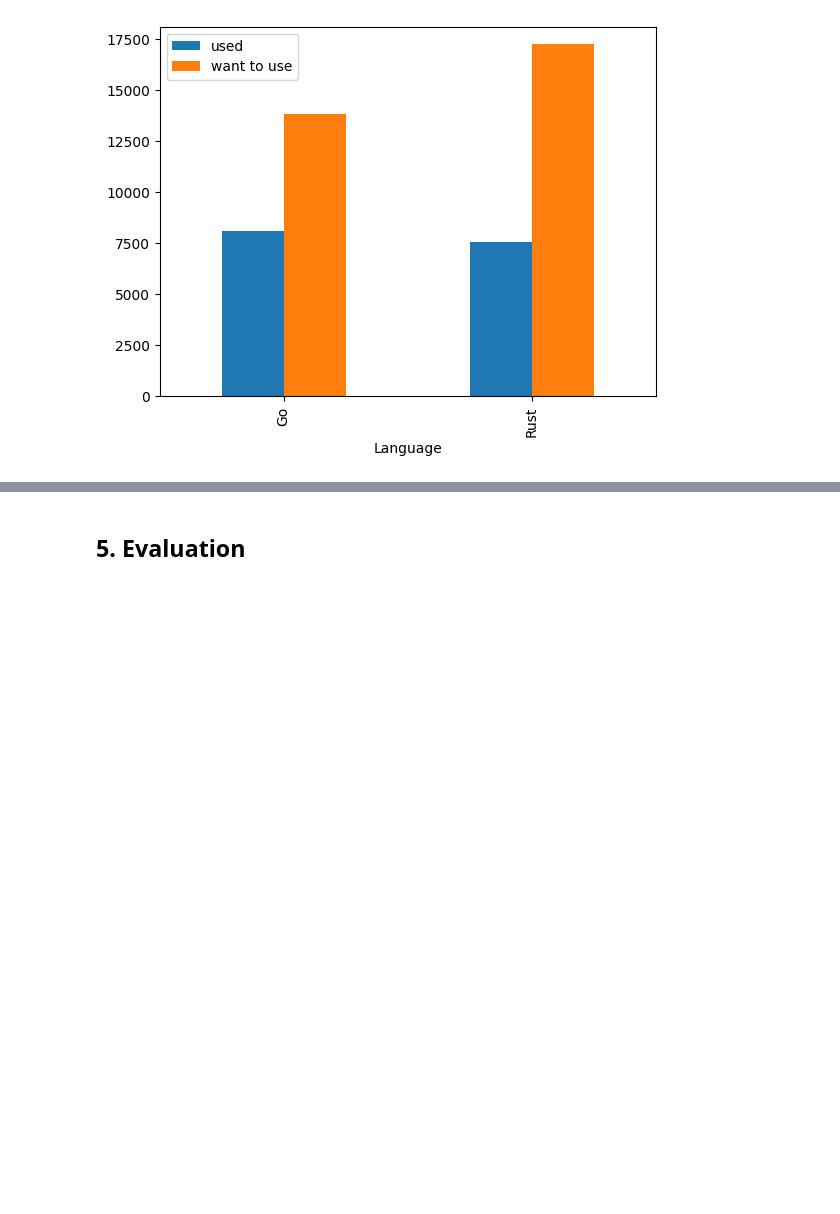
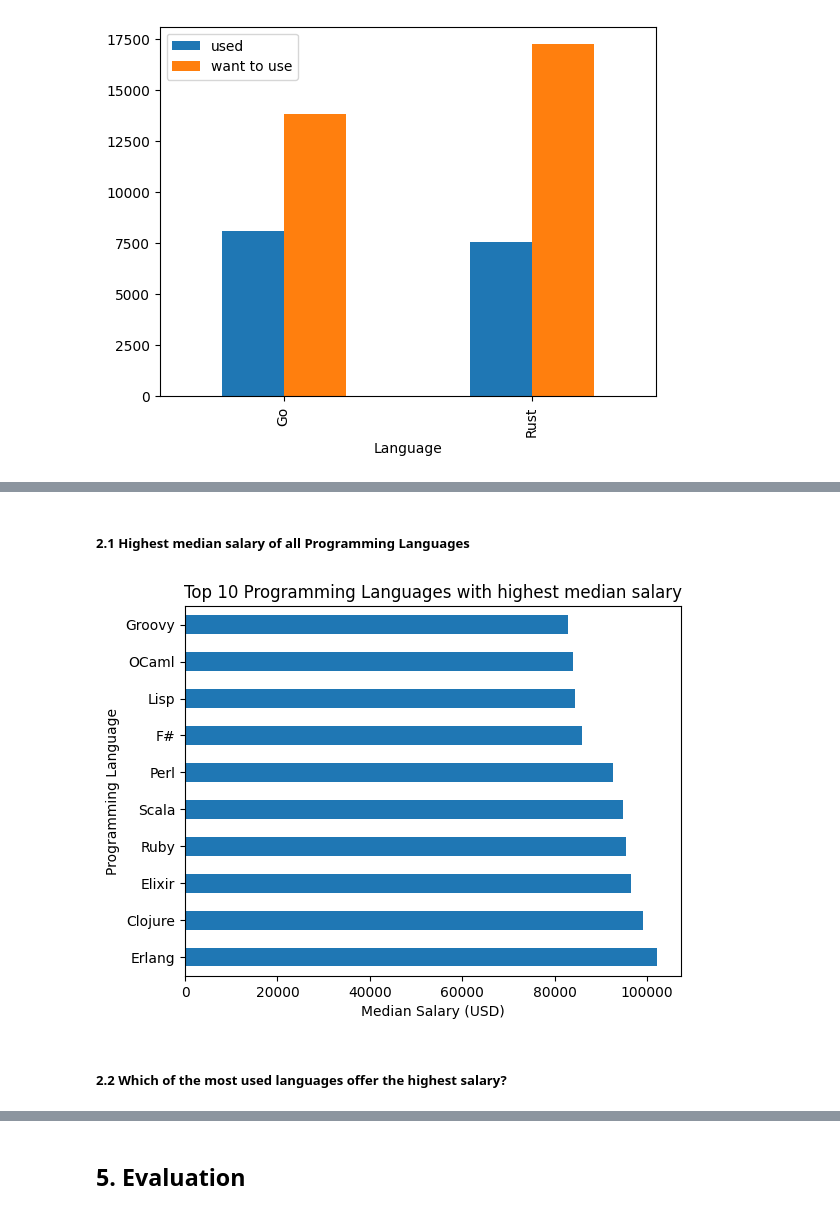
Before and after one commit to dirkhradecky/stackoverflow, a Jupyter notebook: stackoverflow.ipynb, the cells around one changed output, grey strips where cells are left out. Cells and saved outputs as stored; diff of their text form; code cells hidden in the pictures; blank space fills up the shorter version.

Commit message:
salary analysis done

```diff
--- a/stackoverflow.ipynb
+++ b/stackoverflow.ipynb
@@ -566,0 +569,22 @@ df_go_rust.plot(kind="bar")
+# %% [markdown]
+##### 2.1 Highest median salary of all Programming Languages
+# %%
+df_lang_sal = df_clean.explode("LanguageHaveWorkedWith")
+# %%
+df_lang_sal = df_lang_sal.dropna(subset=["LanguageHaveWorkedWith"])
+# %%
+lang_sal_stats = df_lang_sal.groupby("LanguageHaveWorkedWith").agg(
+    Median_Salary=("SalaryUSD", "median"),
+    Mean_Salary=("SalaryUSD", "mean")
+).sort_values("Median_Salary", ascending=False)
+# %%
+Top_10_Salary = lang_sal_stats.head(10)
+# %%
+Top_10_Salary["Median_Salary"].plot(kind="barh")
+plt.title("Top 10 Programming Languages with highest median salary")
+plt.xlabel("Median Salary (USD)")
+plt.ylabel("Programming Language");
+# %% [output]
+[figure, added]
+# %% [markdown]
+##### 2.2 Which of the most used languages offer the highest salary?
```
Also changed, not shown: parts of 8 cells of this notebook, 1 other file.
